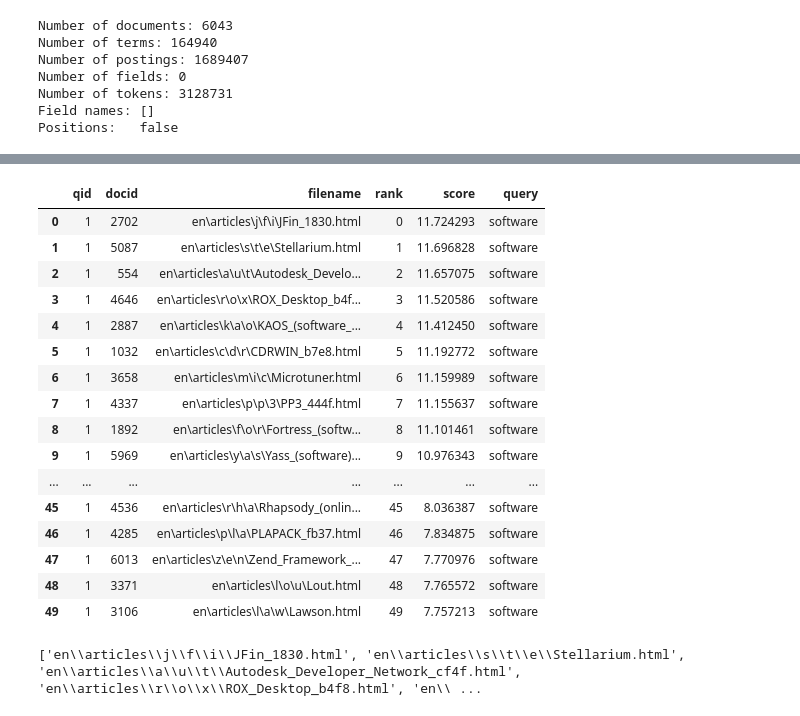
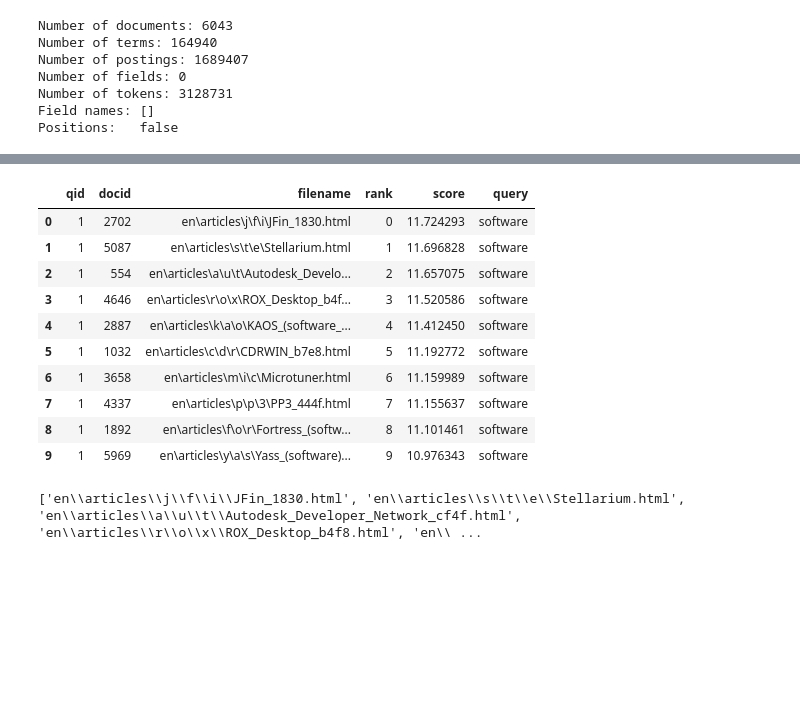
Before and after one commit to leoduville/Recuperacion-de-la-Informacion, a Jupyter notebook: TP 2/EJ 5/EJ 5.ipynb, the cells around one changed output, grey strips where cells are left out. Saved outputs shown, nothing was run; the diff lists cells and outputs as text; code cells hidden in the pictures; blank space fills up the shorter version.

```diff
--- a/TP 2/EJ 5/EJ 5.ipynb
+++ b/TP 2/EJ 5/EJ 5.ipynb
@@ -65,25 +60,19 @@ tf_idf_results
 # %%
-bm25 = pt.BatchRetrieve(index, num_results=50, wmodel="BM25", metadata=["filename"])
+bm25 = pt.BatchRetrieve(index, num_results=10, wmodel="BM25", metadata=["filename"])
 bm25_results = bm25.search("software")
 bm25_results
 # %% [output]
 |  | qid | docid | filename | rank | score | query |
 | 0 | 1 | 2702 | en\articles\j\f\i\JFin_1830.html | 0 | 11.724293 | software |
 | 1 | 1 | 5087 | en\articles\s\t\e\Stellarium.html | 1 | 11.696828 | software |
 | 2 | 1 | 554 | en\articles\a\u\t\Autodesk_Develo... | 2 | 11.657075 | software |
 | 3 | 1 | 4646 | en\articles\r\o\x\ROX_Desktop_b4f... | 3 | 11.520586 | software |
 | 4 | 1 | 2887 | en\articles\k\a\o\KAOS_(software_... | 4 | 11.412450 | software |
 | 5 | 1 | 1032 | en\articles\c\d\r\CDRWIN_b7e8.html | 5 | 11.192772 | software |
 | 6 | 1 | 3658 | en\articles\m\i\c\Microtuner.html | 6 | 11.159989 | software |
 | 7 | 1 | 4337 | en\articles\p\p\3\PP3_444f.html | 7 | 11.155637 | software |
 | 8 | 1 | 1892 | en\articles\f\o\r\Fortress_(softw... | 8 | 11.101461 | software |
 | 9 | 1 | 5969 | en\articles\y\a\s\Yass_(software)... | 9 | 10.976343 | software |
-| ... | ... | ... | ... | ... | ... | ... |
-| 45 | 1 | 4536 | en\articles\r\h\a\Rhapsody_(onlin... | 45 | 8.036387 | software |
-| 46 | 1 | 4285 | en\articles\p\l\a\PLAPACK_fb37.html | 46 | 7.834875 | software |
-| 47 | 1 | 6013 | en\articles\z\e\n\Zend_Framework_... | 47 | 7.770976 | software |
-| 48 | 1 | 3371 | en\articles\l\o\u\Lout.html | 48 | 7.765572 | software |
-| 49 | 1 | 3106 | en\articles\l\a\w\Lawson.html | 49 | 7.757213 | software |
 # %%
 # Extraer los docno de los documentos y sus posiciones en los resultados de TF-IDF
 tf_idf_results = tf_idf_results.loc[tf_idf_results['query'] == 'software']  # Filtrar resultados para la consulta 'software'
```
Also changed, not shown: parts of 21 cells of this notebook, 57 other files.
